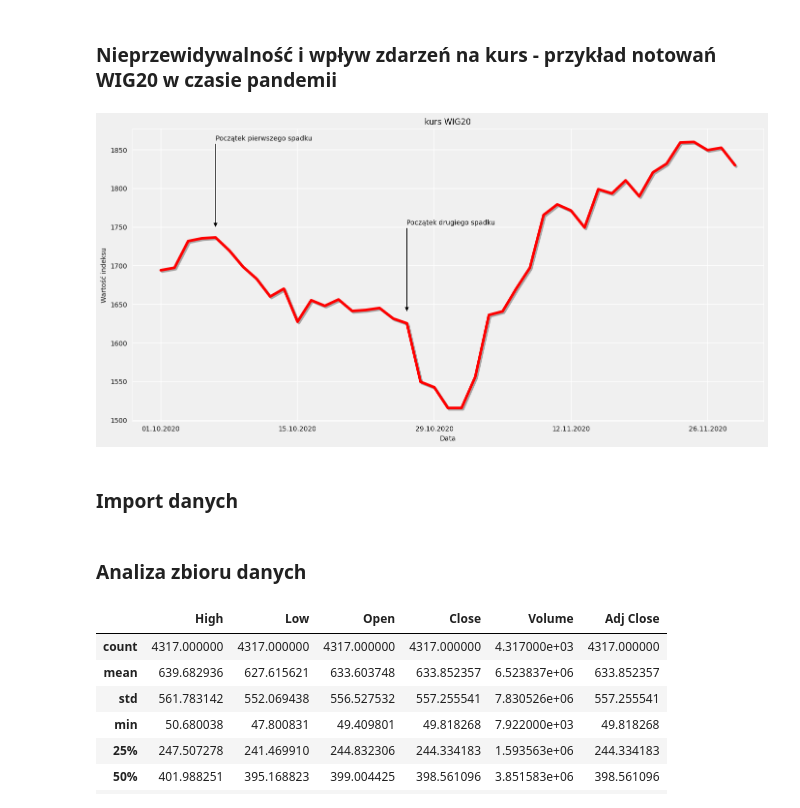
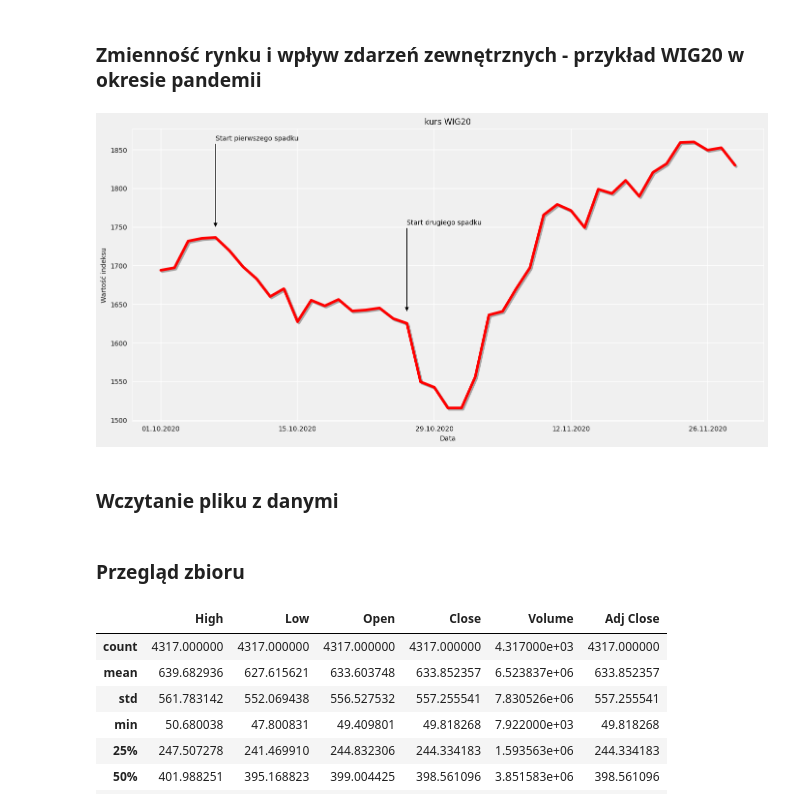
Before and after one commit to mzarnecki/time-series-analysis, a Jupyter notebook: notebook/prognose_google_stock_price.ipynb, the cells around one changed output. Cells and saved outputs as stored; diff of their text form; code cells hidden in the pictures.

```diff
--- a/notebook/prognose_google_stock_price.ipynb
+++ b/notebook/prognose_google_stock_price.ipynb
@@ -28,9 +29,9 @@ mpl.rcParams["axes.facecolor"] = "white"
 # %% [markdown]
-### Nieprzewidywalność i wpływ zdarzeń na kurs - przykład notowań WIG20 w czasie pandemii
+### Zmienność rynku i wpływ zdarzeń zewnętrznych - przykład WIG20 w okresie pandemii
 # %%
 import matplotlib.patheffects as path_effects
 
-wig_dates = [
+dates_wig20 = [
     "01.10.2020",
     "02.10.2020",
     "05.10.2020",
@@ -76,7 +77,7 @@ wig_dates = [
     "30.11.2020",
 ]
 
-ratios = [
+wig20_values = [
     1694.18,
     1697.39,
     1731.85,
@@ -113,63 +114,66 @@ ratios = [
     1793.56,
     1810.43,
     1789.79,
     1820.85,
     1832.04,
     1859.42,
     1860.15,
     1849.57,
     1852.69,
     1830.04,
 ]
 
-wig_ratio = {'WIG20': ratios}
+wig20_frame = pd.DataFrame({"WIG20": wig20_values}, index=dates_wig20)
 
-data = pd.DataFrame(wig_ratio, index=wig_dates)
+chart, axis = plt.subplots(figsize=(14, 7))
+axis.set_facecolor("#f0f0f0")
+chart.patch.set_facecolor("#f0f0f0")
 
-fig, ax = plt.subplots(figsize=(14, 7))
-ax.set_facecolor("#f0f0f0")
-fig.patch.set_facecolor("#f0f0f0")
+axis.grid(True, color="white", linewidth=1.2, alpha=0.9)
+axis.tick_params(colors="#111111")
+axis.xaxis.label.set_color("#111111")
+axis.yaxis.label.set_color("#111111")
+axis.title.set_color("#111111")
 
-ax.grid(True, color="white", linewidth=1.2, alpha=0.9)
-ax.tick_params(colors="#111111")
-ax.xaxis.label.set_color("#111111")
-ax.yaxis.label.set_color("#111111")
-ax.title.set_color("#111111")
+wig20_series = wig20_frame["WIG20"]
+wig20_series.plot(
+    ax=axis,
+    style="r-",
+    linewidth=4,
+    path_effects=[path_effects.SimpleLineShadow(), path_effects.Normal()],
+)
 
-spx = data['WIG20']
-spx.plot(ax=ax, style='r-', path_effects=[path_effects.SimpleLineShadow(), path_effects.Normal()], linewidth=4)
+# 07.10.2020 - decyzja o żółtej strefie w całym kraju + maseczki także na zewnątrz
+# 27.10.2020 - cały kraj w czerwonej strefie + istotne zmiany w pracy szkół
 
-# 07.10.2020 - decyzja o żółtej strefie w całym kraju + maseczki także na zewnątrz (od 10.10)
-# 27.10.2020 - cały kraj w czerwonej strefie + duże zmiany w szkołach (nauczanie zdalne)
-
-ax.set_title('kurs WIG20')
-ax.annotate(
-    'Początek pierwszego spadku',
+axis.set_title("kurs WIG20")
+axis.annotate(
+    "Start pierwszego spadku",
     color="#111111",
     xy=(4, 1719 + 30),
     xytext=(4, 1719 + 150),
-    arrowprops=dict(facecolor='black', headwidth=8, width=2, headlength=8),
-    horizontalalignment='left',
-    verticalalignment='top'
+    arrowprops=dict(facecolor="black", headwidth=8, width=2, headlength=8),
+    horizontalalignment="left",
+    verticalalignment="top",
 )
 
-ax.annotate(
-    'Początek drugiego spadku',
-     color="#111111",
+axis.annotate(
+    "Start drugiego spadku",
+    color="#111111",
     xy=(18, 1610 + 30),
     xytext=(18, 1610 + 150),
-    arrowprops=dict(facecolor='black', headwidth=8, width=2, headlength=8),
-    horizontalalignment='left',
-    verticalalignment='top'
+    arrowprops=dict(facecolor="black", headwidth=8, width=2, headlength=8),
+    horizontalalignment="left",
+    verticalalignment="top",
 )
 
-ax.set_xlabel('Data')
-ax.set_ylabel('Wartość indeksu')
+axis.set_xlabel("Data")
+axis.set_ylabel("Wartość indeksu")
 
 plt.tight_layout()
 plt.show()
 # %% [output]
-[figure, old version]
+[figure, new version]
 # %% [markdown]
-### Import danych
+### Wczytanie pliku z danymi
 # %%
@@ -177,3 +181,3 @@ dataset = pd.read_csv("../data/google.csv")
 # %% [markdown]
-### Analiza zbioru danych
+### Przegląd zbioru
 # %%
```
Also changed, not shown: parts of 23 cells of this notebook.
